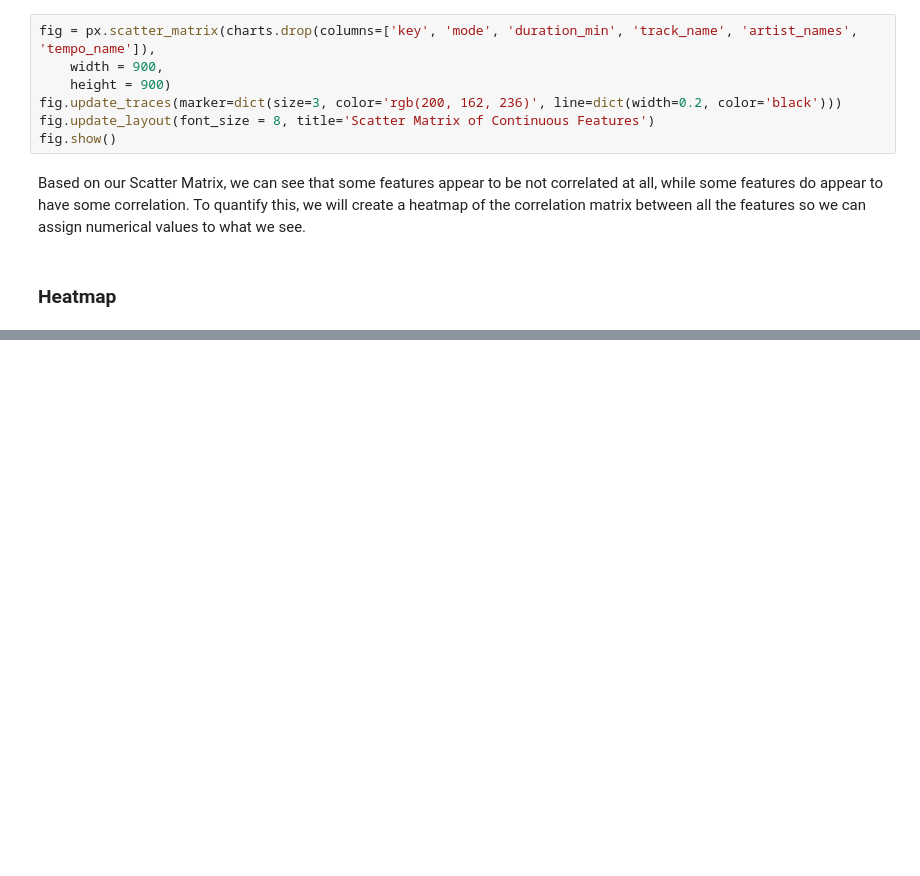
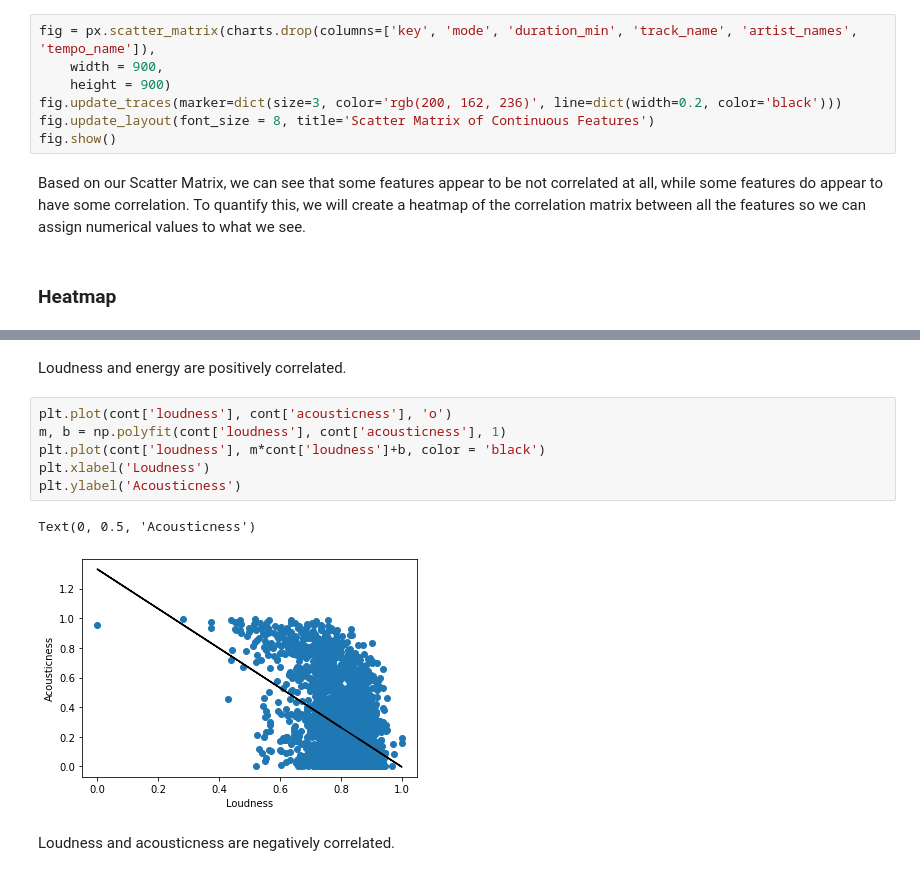
Before and after one commit to natdosan/Spotify-Unsupervised-Learning, a Jupyter notebook: src/EDACheckpointGroup_Sp23_The_group_chat.ipynb, the cells around one changed output, grey strips where cells are left out. Cells and saved outputs as stored; diff of their text form; blank space fills up the shorter version.

```diff
--- a/src/EDACheckpointGroup_Sp23_The_group_chat.ipynb
+++ b/src/EDACheckpointGroup_Sp23_The_group_chat.ipynb
@@ -152,0 +196,13 @@ heatmap.show()
+# %% [markdown]
+Loudness and energy are positively correlated.
+# %%
+plt.plot(cont['loudness'], cont['acousticness'], 'o')
+m, b = np.polyfit(cont['loudness'], cont['acousticness'], 1)
+plt.plot(cont['loudness'], m*cont['loudness']+b, color = 'black')
+plt.xlabel('Loudness')
+plt.ylabel('Acousticness')
+# %% [output]
+Text(0, 0.5, 'Acousticness')
+[figure, added]
+# %% [markdown]
+Loudness and acousticness are negatively correlated.
```
Also changed, not shown: parts of 7 cells of this notebook.
